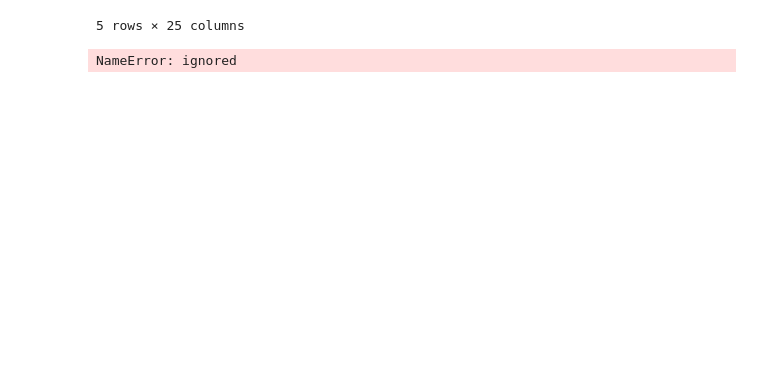
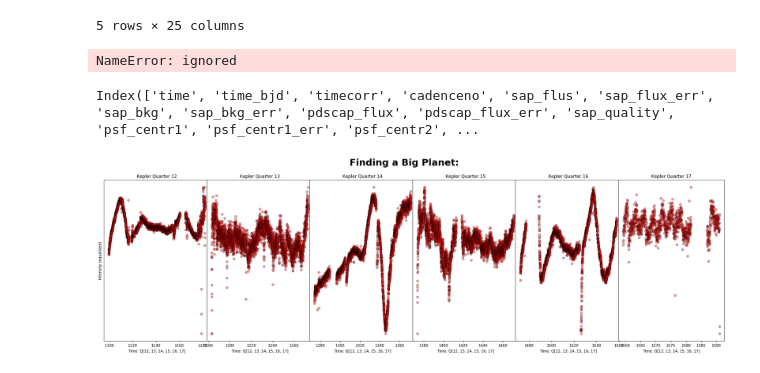
Before and after one commit to jazzathoth/DataStorytelling_ProjectRepo, a Jupyter notebook: planets_visualizations.ipynb, the cells around one changed output. Cells and saved outputs as stored; diff of their text form; code cells hidden in the pictures; blank space fills up the shorter version.

```diff
--- a/planets_visualizations.ipynb
+++ b/planets_visualizations.ipynb
@@ -276,7 +222,7 @@ for i in range(4):
   ax[i].scatter(bpl_vars[i]['time'], bpl_vars[i]['pdscap_flux'],c='#ff0f0f', alpha=.4, edgecolors='#000000')
   ax[i].set_title('Kepler Quarter {}'.format(dates[i]))
   ax[i].set_yticks([])
-  ax[i].set_xlabel('Time')
+  ax[i].set_xlabel('Time: Q{}'.format(dates))
   ax[0].set_ylabel('Intensity (equalized)')
 fig.suptitle('Finding a Big Planet:', fontsize=25, fontweight='bold', va='top');
 # %% [output]
@@ -305,3 +251,21 @@ smallest20.head()
 big_lil
 # %% [output]
 NameError: ignored
+# %%
+lpl_vars[0].columns
+# %% [output]
+Index(['time', 'time_bjd', 'timecorr', 'cadenceno', 'sap_flus', 'sap_flux_err', 'sap_bkg', 'sap_bkg_err', 'pdscap_flux', 'pdscap_flux_err', 'sap_quality', 'psf_centr1', 'psf_centr1_err', 'psf_centr2', ...
+# %%
+fig, ax = plt.subplots(1,6, figsize=(30,8))
+fig.subplots_adjust(hspace=1, wspace=-.03)
+dates = [12,13,14,15,16,17]
+
+for i in range(6):
+  ax[i].scatter(lpl_vars[i]['time'], lpl_vars[i]['pdscap_flux'],c='#ff0f0f', alpha=.4, edgecolors='#000000')
+  ax[i].set_title('Kepler Quarter {}'.format(dates[i]))
+  ax[i].set_yticks([])
+  ax[i].set_xlabel('Time: Q{}'.format(dates))
+  ax[0].set_ylabel('Intensity (equalized)')
+fig.suptitle('Finding a Big Planet:', fontsize=25, fontweight='bold', va='top');
+# %% [output]
+[figure, added]
```
Also changed, not shown: parts of 11 cells of this notebook.
